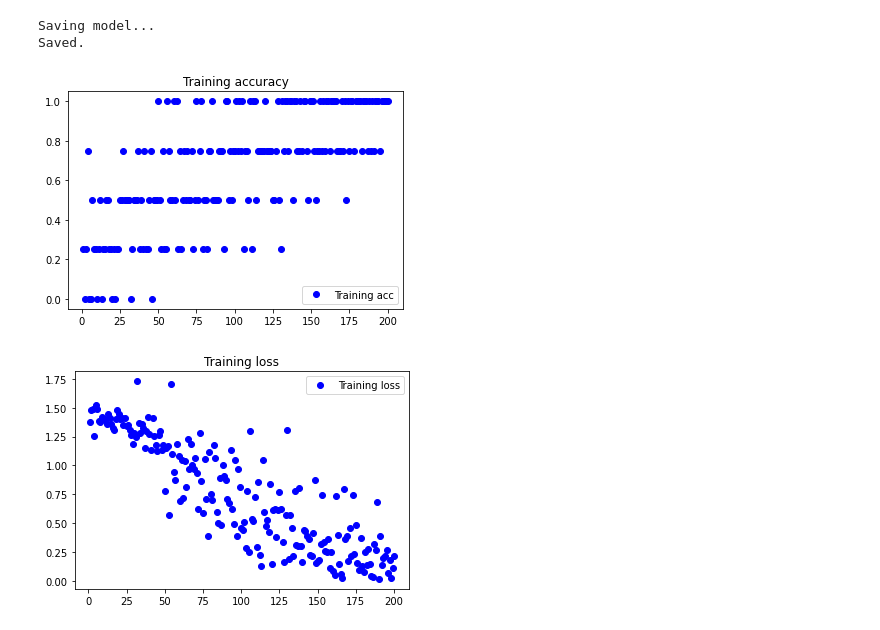
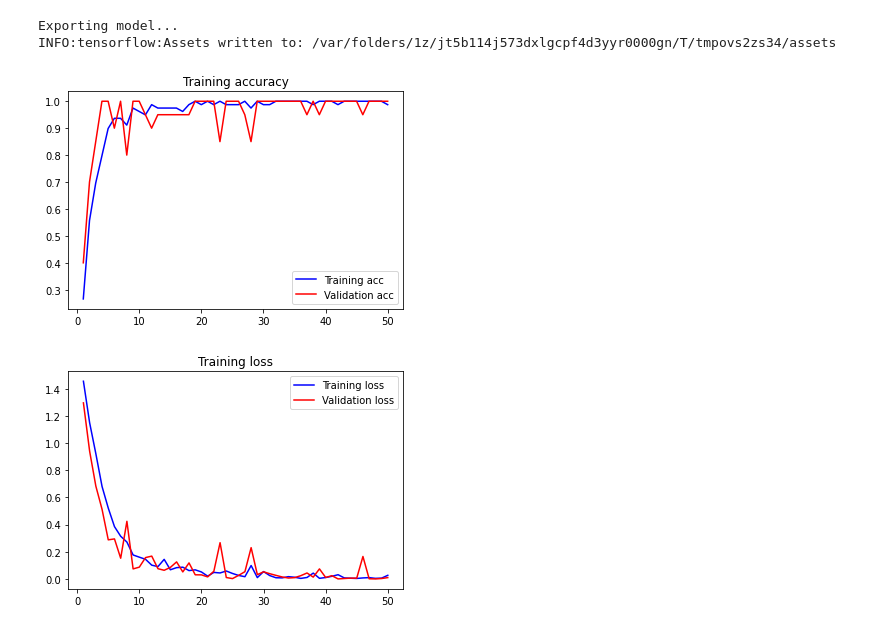
Before and after one commit to gyndlf/jerry, a Jupyter notebook: cards/suit-agent.ipynb, the cells around one changed output. Cells and saved outputs as stored; diff of their text form; code cells hidden in the pictures.

Commit message:
updated suit-agent.ipynb to new methods. Good accuracy

```diff
--- a/cards/suit-agent.ipynb
+++ b/cards/suit-agent.ipynb
@@ -45,13 +80,12 @@ from keras.optimizers import RMSprop
 # Probably too complex for this situiation, but I don't care
 model = models.Sequential()
 model.add(layers.Conv2D(32, (3,3), activation='relu', input_shape=(150,150,3)))
-model.add(layers.MaxPooling2D((2,2)))  # Make the view larger; find bigger patterns
+model.add(layers.MaxPooling2D((2,2)))
 model.add(layers.Conv2D(64, (3,3), activation='relu'))
 model.add(layers.MaxPooling2D((2,2)))
 model.add(layers.Conv2D(128, (3,3), activation='relu'))
 model.add(layers.MaxPooling2D((2,2)))
-model.add(layers.Conv2D(128, (3,3), activation='relu'))
-model.add(layers.MaxPooling2D((2,2)))
+
 model.add(layers.Flatten())  # Dimension reduce
 model.add(layers.Dropout(0.5))  # Get rid of conspiracies
 model.add(layers.Dense(512, activation='relu'))
@@ -80,10 +114,2 @@ Trainable params: 3,454,660
 Non-trainable params: 0
 _________________________________________________________________
-# %%
-from time import time
-start = time()
-history = model.fit_generator(generator,
-                              steps_per_epoch=4,  # 32 * 4 = 128 from 104 samples
-                              epochs=200,
-                              verbose=0)  # total of 128*100=12800 samples used
-print('Took',(time()-start).__round__(4),'seconds to train the network')
@@ -91,0 +116,19 @@ Took 35.3869 seconds to train the network
+# %%
+from keras.callbacks import Callback
+class CustomCallback(Callback):
+    def on_epoch_begin(self, epoch, logs=None):
+        if epoch % 50 == 0:
+            print('Epoch', epoch)
+
+from time import time
+start = time()
+history = model.fit(
+    train_generator,
+    steps_per_epoch=train_generator.samples // batch_size,
+    validation_data=validation_generator,
+    validation_steps=validation_generator.samples // batch_size,
+    verbose=1,
+    epochs=50,
+    callbacks=[CustomCallback()]
+)
+print('Took',(time()-start).__round__(4),'seconds to train the network')
@@ -92,45 +153,57 @@ Took 35.3869 seconds to train the network
 # %%
 save = False
-load = True
+load = False
+export = True
 
 if save:
     # save the model
     print('Saving model...')
-    model.save('models/suit-v2.h5')
-    print('Saved.')
+    model.save('models/suit-v3.h5')
 
 if load:
     # Load it
     print('Loading model...')
-    model = models.load_model(os.path.join(base_dir, 'models/suit-v2.h5'))
+    model = models.load_model(os.path.join(base_dir, 'models/suit-v3.h5'))
+
+if export:
+    print('Exporting model...')
+    converter = tf.lite.TFLiteConverter.from_keras_model(model)
+    tflite_model = converter.convert()
+
+    with open('models/suit-v3.tflite', 'wb') as f:
+        f.write(tflite_model)
 # %% [output]
-Saving model...
-Saved.
+Exporting model...
+INFO:tensorflow:Assets written to: /var/folders/1z/jt5b114j573dxlgcpf4d3yyr0000gn/T/tmpovs2zs34/assets
 # %%
 # Visualise the training data
 %matplotlib inline
 import matplotlib.pyplot as plt
 
 acc = history.history['acc']
 loss = history.history['loss']
+val_acc = history.history['val_acc']
+val_loss = history.history['val_loss']
 
 
 epochs = range(1, len(acc)+1)
 
-plt.plot(epochs, acc, 'bo', label='Training acc')
+plt.plot(epochs, acc, 'b', label='Training acc')
+plt.plot(epochs, val_acc, 'r', label='Validation acc')
 plt.title('Training accuracy')
 plt.legend()
 
 plt.figure()  # Combines the two graphs
 
-plt.plot(epochs, loss, 'bo', label='Training loss')
+plt.plot(epochs, loss, 'b', label='Training loss')
+plt.plot(epochs, val_loss, 'r', label='Validation loss')
 plt.title('Training loss')
 plt.legend()
 
 plt.show()
 # %% [output]
-[figure, old version]
+[figure, new version]
-[figure, old version]
+[figure, new version]
 # %%
 # Test on custom image
 from keras.preprocessing import image
```
Also changed, not shown: parts of 6 cells of this notebook, 1 other file.
